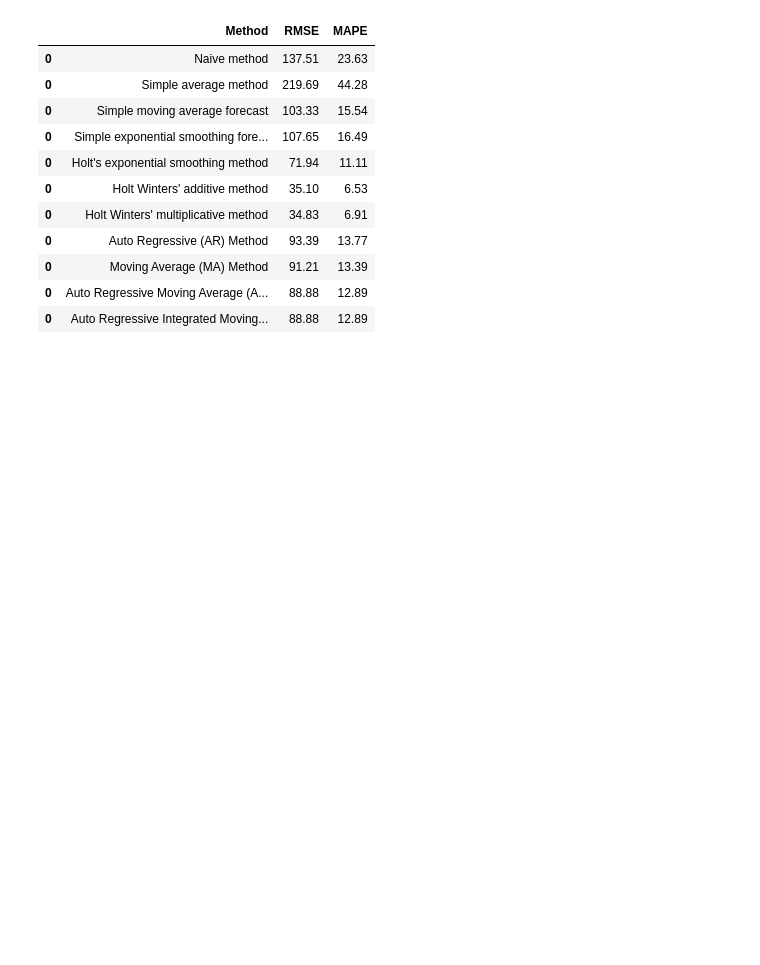
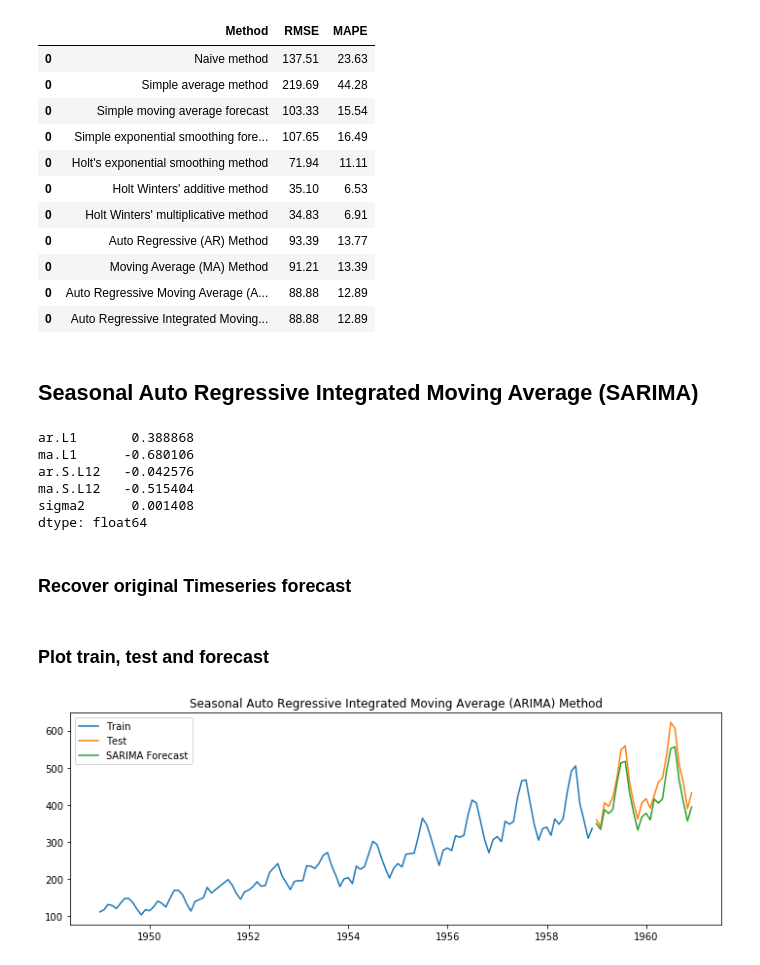
Before and after one commit to anishmahapatra/machine-learning-02, a Jupyter notebook: Timeseries-Forecasting-II/Timeseries Forecasting 2 - Course Work.ipynb, the cells around one changed output. Cells and saved outputs as stored; diff of their text form; code cells hidden in the pictures; blank space fills up the shorter version.

Commit message:
Finished Timeseries Forecasting 2

```diff
--- a/Timeseries-Forecasting-II/Timeseries Forecasting 2 - Course Work.ipynb
+++ b/Timeseries-Forecasting-II/Timeseries Forecasting 2 - Course Work.ipynb
@@ -729,3 +729,36 @@ results
 | 0 | Moving Average (MA) Method | 91.21 | 13.39 |
 | 0 | Auto Regressive Moving Average (A... | 88.88 | 12.89 |
 | 0 | Auto Regressive Integrated Moving... | 88.88 | 12.89 |
+# %% [markdown]
+## Seasonal Auto Regressive Integrated Moving Average (SARIMA)
+# %%
+from statsmodels.tsa.statespace.sarimax import SARIMAX
+
+model = SARIMAX(train_data_boxcox, order = (1,1,1), seasonal_order=(1,1,1,12))
+model_fit = model.fit()
+print(model_fit.params)
+# %% [output]
+ar.L1       0.388868
+ma.L1      -0.680106
+ar.S.L12   -0.042576
+ma.S.L12   -0.515404
+sigma2      0.001408
+dtype: float64
+# %% [markdown]
+### Recover original Timeseries forecast
+# %%
+y_hat_sarima = data_boxcox_diff.copy()
+y_hat_sarima['sarima_forecast_boxcox'] = model_fit.predict(data_boxcox_diff.index.min(), data_boxcox_diff.index.max())
+y_hat_sarima['sarima_forecast'] = np.exp(y_hat_sarima['sarima_forecast_boxcox'])
+# %% [markdown]
+### Plot train, test and forecast
+# %%
+plt.figure(figsize = (12,4))
+plt.plot(train['Passengers'], label = 'Train')
+plt.plot(test['Passengers'], label = 'Test')
+plt.plot(y_hat_sarima['sarima_forecast'][test.index.min():], label = 'SARIMA Forecast')
+plt.legend(loc='best')
+plt.title('Seasonal Auto Regressive Integrated Moving Average (ARIMA) Method')
+plt.show()
+# %% [output]
+[figure, added]
```
Also changed, not shown: parts of 12 cells of this notebook, 7 other files.
